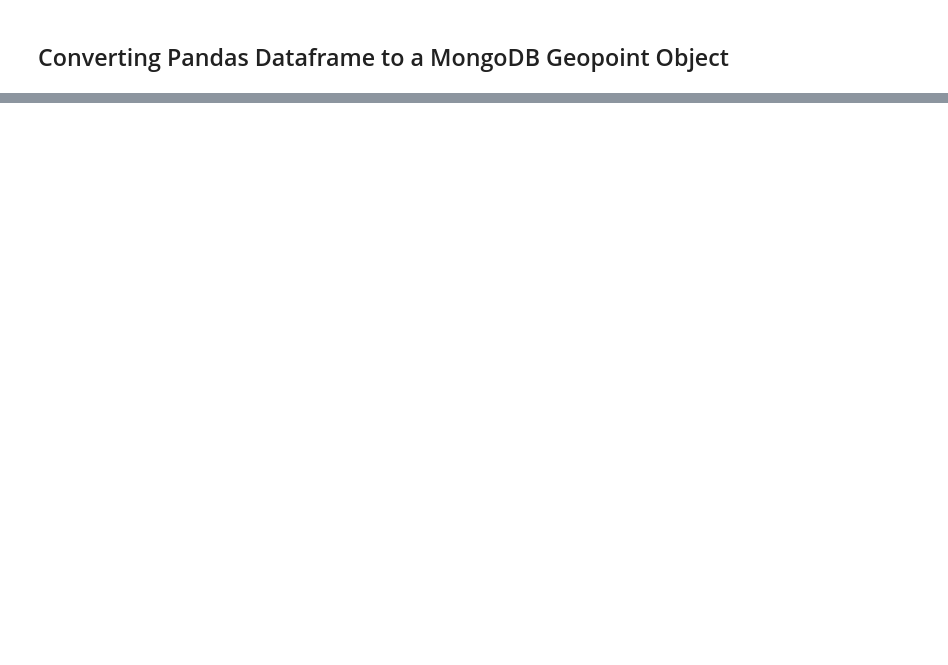
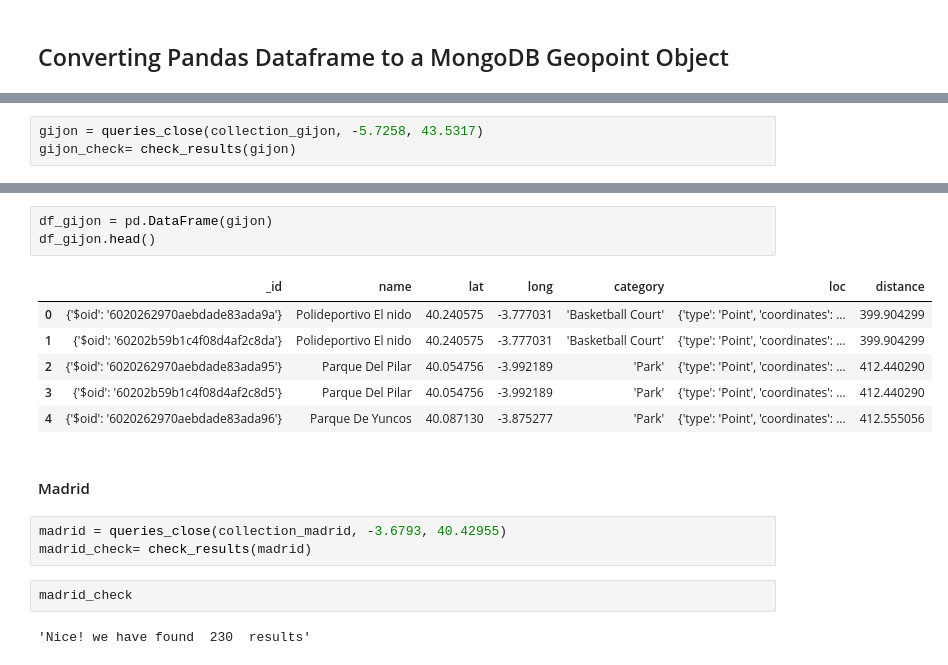
Before and after one commit to Ironhack-weekly-Projects/P3_Geospatial_Data, a Jupyter notebook: Geospatial queries.ipynb, the cells around one changed output, grey strips where cells are left out. Saved outputs shown, nothing was run; the diff lists cells and outputs as text; blank space fills up the shorter version.

```diff
--- a/Geospatial queries.ipynb
+++ b/Geospatial queries.ipynb
@@ -95,0 +168,3 @@ collection.insert_many(data_vegan)
+# %%
+gijon = queries_close(collection_gijon, -5.7258, 43.5317)
+gijon_check= check_results(gijon)
@@ -95,0 +175,19 @@ collection.insert_many(data_vegan)
+# %%
+df_gijon = pd.DataFrame(gijon)
+df_gijon.head()
+# %% [output]
+|  | _id | name | lat | long | category | loc | distance |
+| 0 | {'$oid': '6020262970aebdade83ada9a'} | Polideportivo El nido | 40.240575 | -3.777031 | 'Basketball Court' | {'type': 'Point', 'coordinates': ... | 399.904299 |
+| 1 | {'$oid': '60202b59b1c4f08d4af2c8da'} | Polideportivo El nido | 40.240575 | -3.777031 | 'Basketball Court' | {'type': 'Point', 'coordinates': ... | 399.904299 |
+| 2 | {'$oid': '6020262970aebdade83ada95'} | Parque Del Pilar | 40.054756 | -3.992189 | 'Park' | {'type': 'Point', 'coordinates': ... | 412.440290 |
+| 3 | {'$oid': '60202b59b1c4f08d4af2c8d5'} | Parque Del Pilar | 40.054756 | -3.992189 | 'Park' | {'type': 'Point', 'coordinates': ... | 412.440290 |
+| 4 | {'$oid': '6020262970aebdade83ada96'} | Parque De Yuncos | 40.087130 | -3.875277 | 'Park' | {'type': 'Point', 'coordinates': ... | 412.555056 |
+# %% [markdown]
+####  Madrid
+# %%
+madrid = queries_close(collection_madrid, -3.6793, 40.42955)
+madrid_check= check_results(madrid)
+# %%
+madrid_check
+# %% [output]
+'Nice! we have found  230  results'
```
Also changed, not shown: parts of 38 cells of this notebook.
